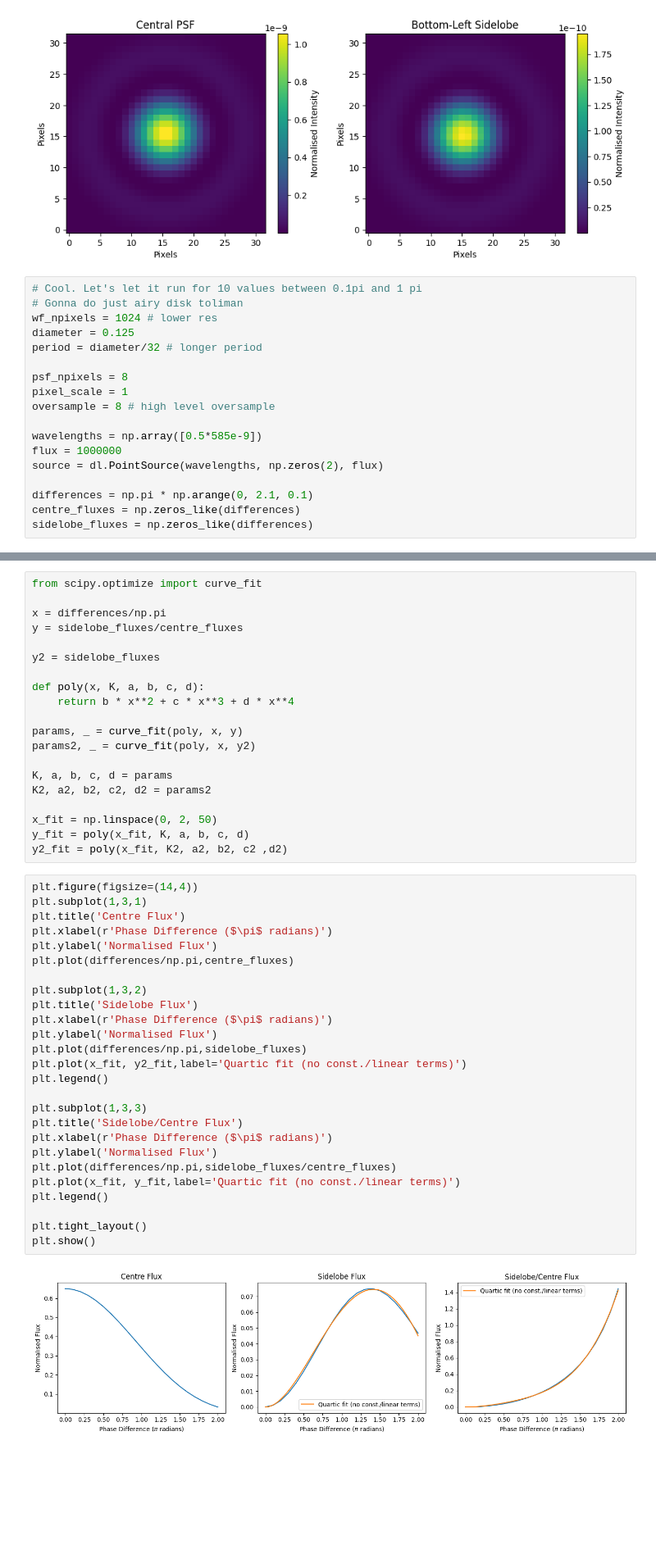
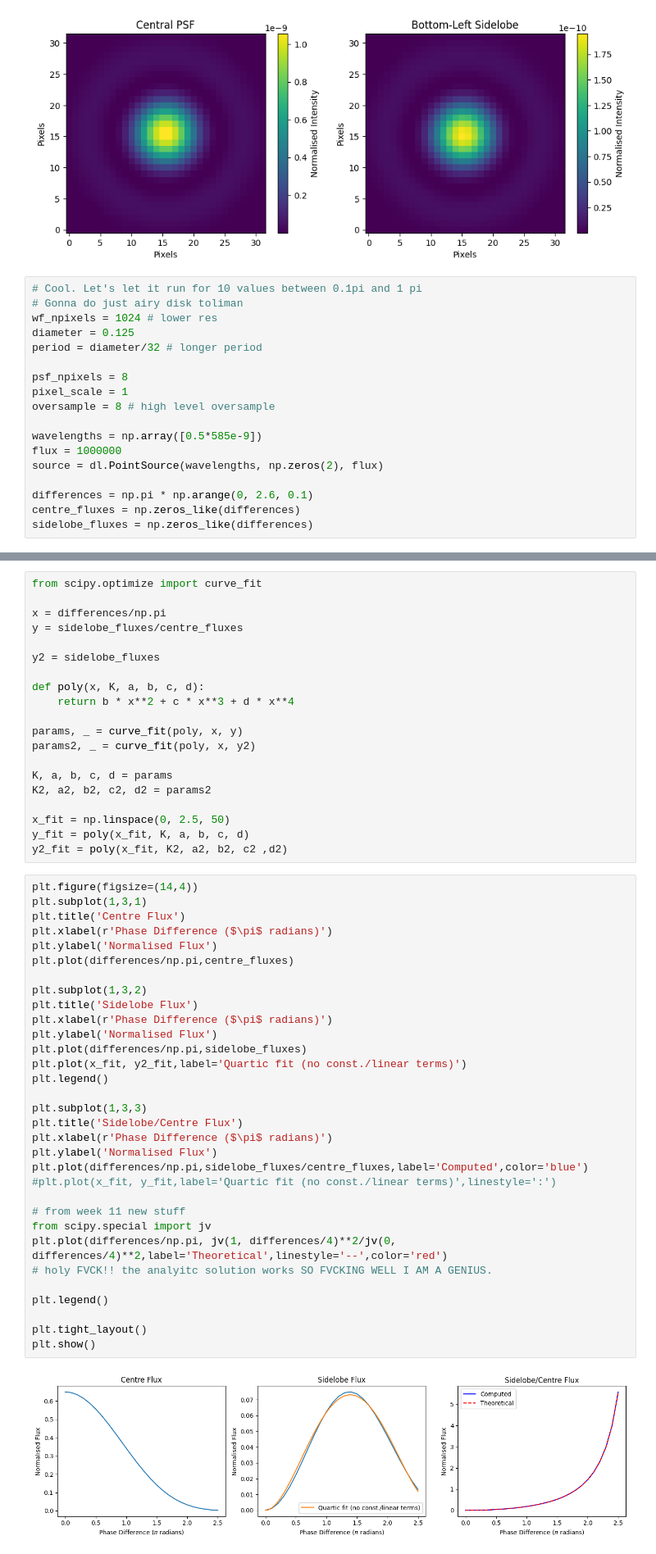
Before and after one commit to milolangker/honours, a Jupyter notebook: wk6/sidelobes/layers/fluxes.ipynb, the cells around one changed output, grey strips where cells are left out. Shown at 82% size. Cells and saved outputs as stored; diff of their text form; blank space fills up the shorter version.

Commit message:
week 12 stuff

```diff
--- a/wk6/sidelobes/layers/fluxes.ipynb
+++ b/wk6/sidelobes/layers/fluxes.ipynb
@@ -94,7 +94,7 @@ wavelengths = np.array([0.5*585e-9])
 flux = 1000000
 source = dl.PointSource(wavelengths, np.zeros(2), flux)
 
-differences = np.pi * np.arange(0, 2.1, 0.1)
+differences = np.pi * np.arange(0, 2.6, 0.1)
 centre_fluxes = np.zeros_like(differences)
 sidelobe_fluxes = np.zeros_like(differences)
 # %%
@@ -178,37 +178,43 @@ params2, _ = curve_fit(poly, x, y2)
 K, a, b, c, d = params
 K2, a2, b2, c2, d2 = params2
 
-x_fit = np.linspace(0, 2, 50)
+x_fit = np.linspace(0, 2.5, 50)
 y_fit = poly(x_fit, K, a, b, c, d)
 y2_fit = poly(x_fit, K2, a2, b2, c2 ,d2)
 # %%
 plt.figure(figsize=(14,4))
 plt.subplot(1,3,1)
 plt.title('Centre Flux')
 plt.xlabel(r'Phase Difference ($\pi$ radians)')
 plt.ylabel('Normalised Flux')
 plt.plot(differences/np.pi,centre_fluxes)
 
 plt.subplot(1,3,2)
 plt.title('Sidelobe Flux')
 plt.xlabel(r'Phase Difference ($\pi$ radians)')
 plt.ylabel('Normalised Flux')
 plt.plot(differences/np.pi,sidelobe_fluxes)
 plt.plot(x_fit, y2_fit,label='Quartic fit (no const./linear terms)')
 plt.legend()
 
 plt.subplot(1,3,3)
 plt.title('Sidelobe/Centre Flux')
 plt.xlabel(r'Phase Difference ($\pi$ radians)')
 plt.ylabel('Normalised Flux')
-plt.plot(differences/np.pi,sidelobe_fluxes/centre_fluxes)
-plt.plot(x_fit, y_fit,label='Quartic fit (no const./linear terms)')
+plt.plot(differences/np.pi,sidelobe_fluxes/centre_fluxes,label='Computed',color='blue')
+#plt.plot(x_fit, y_fit,label='Quartic fit (no const./linear terms)',linestyle=':')
+
+# from week 11 new stuff
+from scipy.special import jv
+plt.plot(differences/np.pi, jv(1, differences/4)**2/jv(0, differences/4)**2,label='Theoretical',linestyle='--',color='red')
+# holy FVCK!! the analyitc solution works SO FVCKING WELL I AM A GENIUS.
+
 plt.legend()
 
 plt.tight_layout()
 plt.show()
 # %% [output]
-[figure, old version]
+[figure, new version]
 # %%
 # Curious... a quick ask of chatgpt tells me that the ratios of the fluxes will be related by
 # Ratios of different order bessel functions
```
Also changed, not shown: parts of 2 cells of this notebook, 28 other files.
